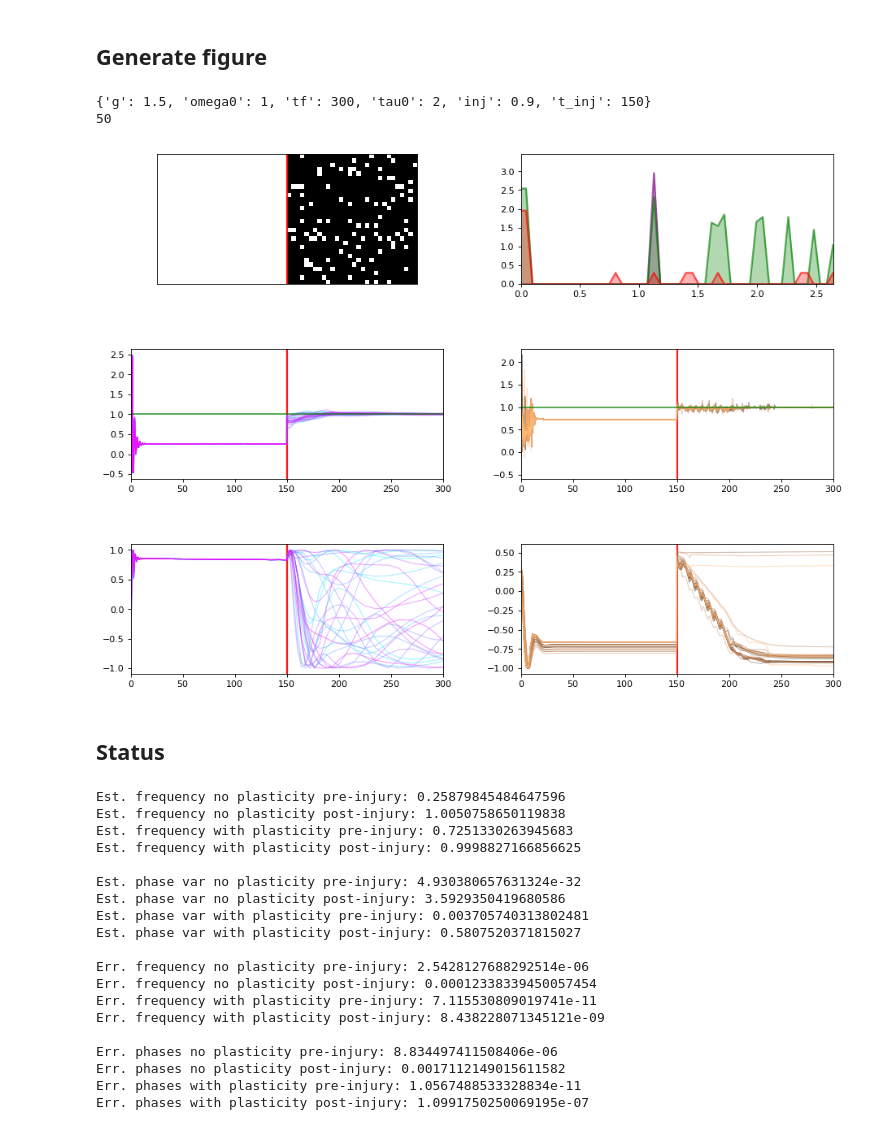
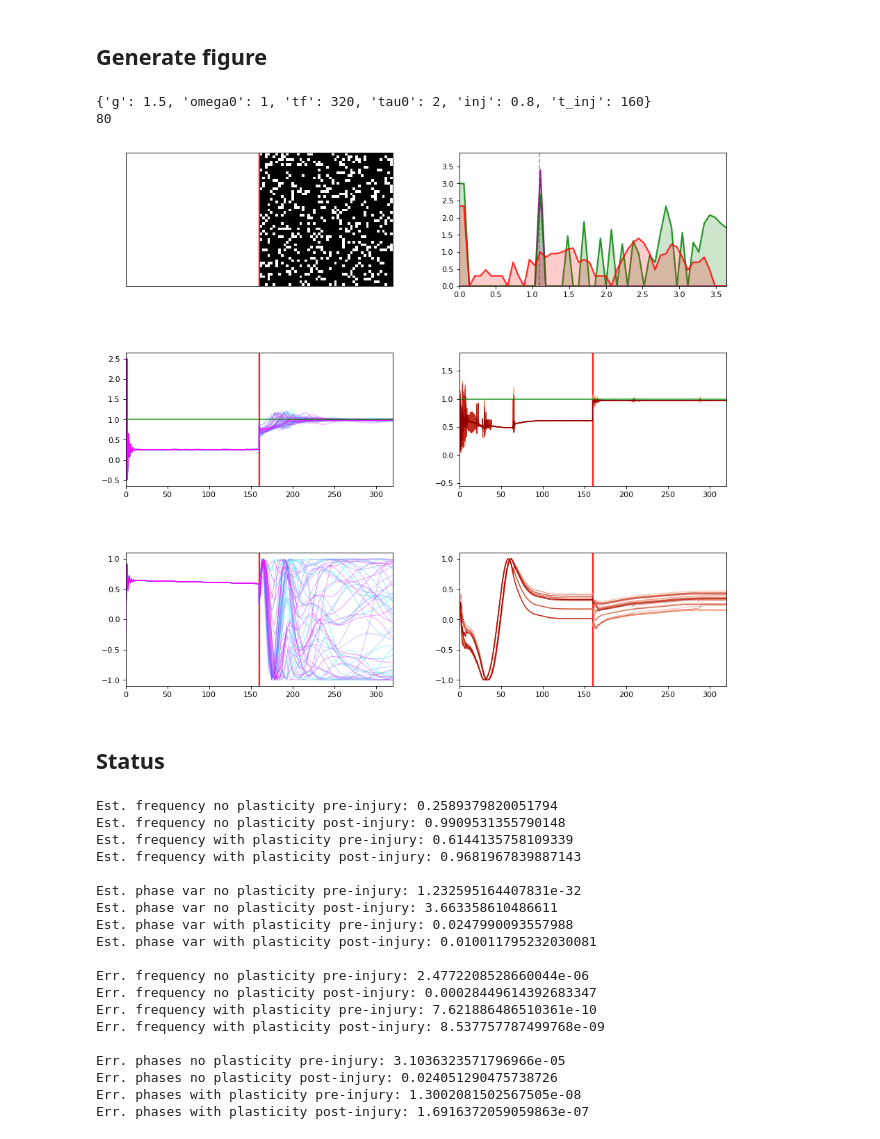
Before and after one commit to parkseo7/KuramotoPlasticDelay, a Jupyter notebook: figINJ_single.ipynb, the cells around one changed output. Cells and saved outputs as stored; diff of their text form; code cells hidden in the pictures.

Commit message:
Final figure changes

```diff
--- a/figINJ_single.ipynb
+++ b/figINJ_single.ipynb
@@ -32,15 +32,15 @@ from IPython.display import clear_output
 # Directories
 # %%
 # Data files (for fig.4d)
-import_folder = 'matlab_fig6'
+import_folder = 'matlab_fig6_test'
 
 # Directory
 dir_main = os.getcwd()
 dir_im = os.path.join(dir_main, 'data', import_folder)
 
 # Filenames
-file_plas = 'sol_8'
-file_noplas = 'sol_9'
+file_plas = 'sol_9'
+file_noplas = 'sol_8'
 # %% [markdown]
 # Import and compile data
 # %% [markdown]
@@ -312,9 +313,9 @@ line_opts2 = {'linewidth': 2.0,
               'color': 'red'
               }
 
-hist_alpha = 0.3
+hist_alpha = 0.2
 hist_opts = {'linewidth': 2.0,
-             'alpha': 0.6
+             'alpha': 0.8
              }
 
 colours = ['purple', 'green', 'red']
@@ -322,13 +323,13 @@ colours = ['purple', 'green', 'red']
 # Colourmap
 N = asy_phases_np1.size
 colormap = plt.cm.get_cmap('cool')
-colormap2 = plt.cm.get_cmap('copper')
+colormap2 = plt.cm.get_cmap('OrRd')
 colorlist = [colormap(i) for i in np.linspace(0, 0.99, N)]
 colorlist2 = [colormap2(i) for i in np.linspace(0, 0.99, N)]
 # %% [markdown]
 ## Generate figure
 # %%
-fig, ax = plt.subplots(6, figsize=(12,10), dpi=80)
+fig, ax = plt.subplots(6, figsize=(12,12), dpi=80)
 
 # Set positions
 ax[0].set_position(bbox0)
@@ -352,7 +353,7 @@ ax[1].plot(tau_hist_p1, c_hist_p1, zorder=1, color=colours[1], **hist_opts)
 ax[1].fill_between(tau_hist_p2, c_hist_p2, y2=0, alpha=hist_alpha, color=colours[2], zorder=2)
 ax[1].plot(tau_hist_p2, c_hist_p2, zorder=2, color=colours[2], **hist_opts)
 
-
+ax[1].axvline(x=scale(param['tau0']), color=colours[0], linestyle='dashed', alpha=0.5)
 ax[1].set_xlim(left=0, right=L_dist)
 ax[1].set_ylim(bottom=0, top=np.max(c_hist_p0)+0.5)
 
@@ -366,36 +367,36 @@ ax[3].set_prop_cycle(color=colorlist2)
 ax[3].plot(sol_p['t'], sol_p['yp'], **line_opts)
 ax[3].axhline(y=param['omega0'], color='green', alpha=0.8)
 
 # Figure E
 ax[4].set_prop_cycle(color=colorlist)
 phi_np = np.concatenate((arr_phases_np1, arr_phases_np2))
 ax[4].plot(sol_np['t'], np.sin(phi_np), **line_opts)
 
 # Figure F
 ax[5].set_prop_cycle(color=colorlist2)
 phi_p = np.concatenate((arr_phases_p1, arr_phases_p2))
 ax[5].plot(sol_p['t'], np.sin(phi_p), **line_opts)
 
 # Add injury line
 ax[2].axvline(x=param['t_inj'], zorder=-1, **line_opts2)
 ax[3].axvline(x=param['t_inj'], zorder=-1, **line_opts2)
 ax[4].axvline(x=param['t_inj'], zorder=-1, **line_opts2)
 ax[5].axvline(x=param['t_inj'], zorder=-1, **line_opts2)
 
 # Adjustments to axes
 t0 = 0
 tf = param['tf']
 ax[2].set_xlim(left=t0, right=tf)
 ax[3].set_xlim(left=t0, right=tf)
 ax[4].set_xlim(left=t0, right=tf)
 ax[5].set_xlim(left=t0, right=tf)
 
 print(param)
 print(gain_p)
 # %% [output]
-{'g': 1.5, 'omega0': 1, 'tf': 300, 'tau0': 2, 'inj': 0.9, 't_inj': 150}
-50
+{'g': 1.5, 'omega0': 1, 'tf': 320, 'tau0': 2, 'inj': 0.8, 't_inj': 160}
+80
-[figure, old version]
+[figure, new version]
 # %% [markdown]
 ## Status
 # %%
@@ -422,22 +423,22 @@ print('Err. phases no plasticity post-injury: ' + str(phase_var_np2))
 print('Err. phases with plasticity pre-injury: ' + str(phase_var_p1))
 print('Err. phases with plasticity post-injury: ' + str(phase_var_p2) + '\n')
 # %% [output]
-Est. frequency no plasticity pre-injury: 0.25879845484647596
-Est. frequency no plasticity post-injury: 1.0050758650119838
-Est. frequency with plasticity pre-injury: 0.7251330263945683
-Est. frequency with plasticity post-injury: 0.9998827166856625
+Est. frequency no plasticity pre-injury: 0.2589379820051794
+Est. frequency no plasticity post-injury: 0.9909531355790148
+Est. frequency with plasticity pre-injury: 0.6144135758109339
+Est. frequency with plasticity post-injury: 0.9681967839887143
 
-Est. phase var no plasticity pre-injury: 4.930380657631324e-32
-Est. phase var no plasticity post-injury: 3.5929350419680586
-Est. phase var with plasticity pre-injury: 0.003705740313802481
-Est. phase var with plasticity post-injury: 0.5807520371815027
+Est. phase var no plasticity pre-injury: 1.232595164407831e-32
+Est. phase var no plasticity post-injury: 3.663358610486611
+Est. phase var with plasticity pre-injury: 0.0247990093557988
+Est. phase var with plasticity post-injury: 0.010011795232030081
 
-Err. frequency no plasticity pre-injury: 2.5428127688292514e-06
-Err. frequency no plasticity post-injury: 0.00012338339450057454
-Err. frequency with plasticity pre-injury: 7.115530809019741e-11
-Err. frequency with plasticity post-injury: 8.438228071345121e-09
+Err. frequency no plasticity pre-injury: 2.4772208528660044e-06
+Err. frequency no plasticity post-injury: 0.00028449614392683347
+Err. frequency with plasticity pre-injury: 7.621886486510361e-10
+Err. frequency with plasticity post-injury: 8.537757787499768e-09
 
-Err. phases no plasticity pre-injury: 8.834497411508406e-06
-Err. phases no plasticity post-injury: 0.0017112149015611582
-Err. phases with plasticity pre-injury: 1.0567488533328834e-11
-Err. phases with plasticity post-injury: 1.0991750250069195e-07
+Err. phases no plasticity pre-injury: 3.1036323571796966e-05
+Err. phases no plasticity post-injury: 0.024051290475738726
+Err. phases with plasticity pre-injury: 1.3002081502567505e-08
+Err. phases with plasticity post-injury: 1.6916372059059863e-07
```
Also changed, not shown: parts of 8 cells of this notebook, 7 other files.
